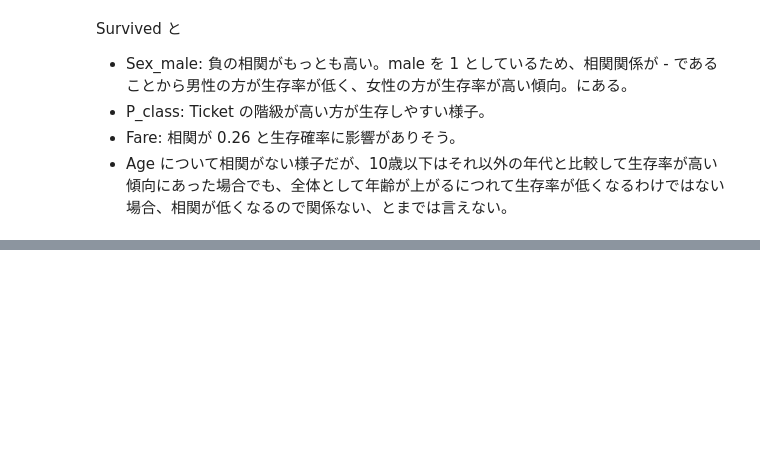
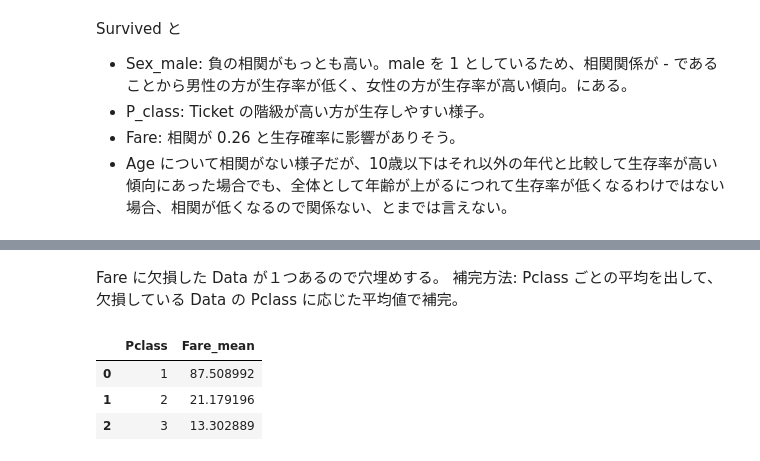
Before and after one commit to 1024xx4/kaggle_titanic, a Jupyter notebook: kaggle_titanic.ipynb, the cells around one changed output, grey strips where cells are left out. Cells and saved outputs as stored; diff of their text form; code cells hidden in the pictures; blank space fills up the shorter version.

```diff
--- a/kaggle_titanic.ipynb
+++ b/kaggle_titanic.ipynb
@@ -359,0 +402,13 @@ Survived と
+# %% [markdown]
+Fare に欠損した Data が１つあるので穴埋めする。
+補完方法: Pclass ごとの平均を出して、欠損している Data の Pclass に応じた平均値で補完。
+# %%
+# Pclass毎の Fare の平均値を計算
+mean_fare = df_all[["Pclass", "Fare"]].groupby("Pclass").mean().reset_index()
+mean_fare.columns = ["Pclass", "Fare_mean"]
+mean_fare
+# %% [output]
+|  | Pclass | Fare_mean |
+| 0 | 1 | 87.508992 |
+| 1 | 2 | 21.179196 |
+| 2 | 3 | 13.302889 |
```
Also changed, not shown: parts of 11 cells of this notebook.
